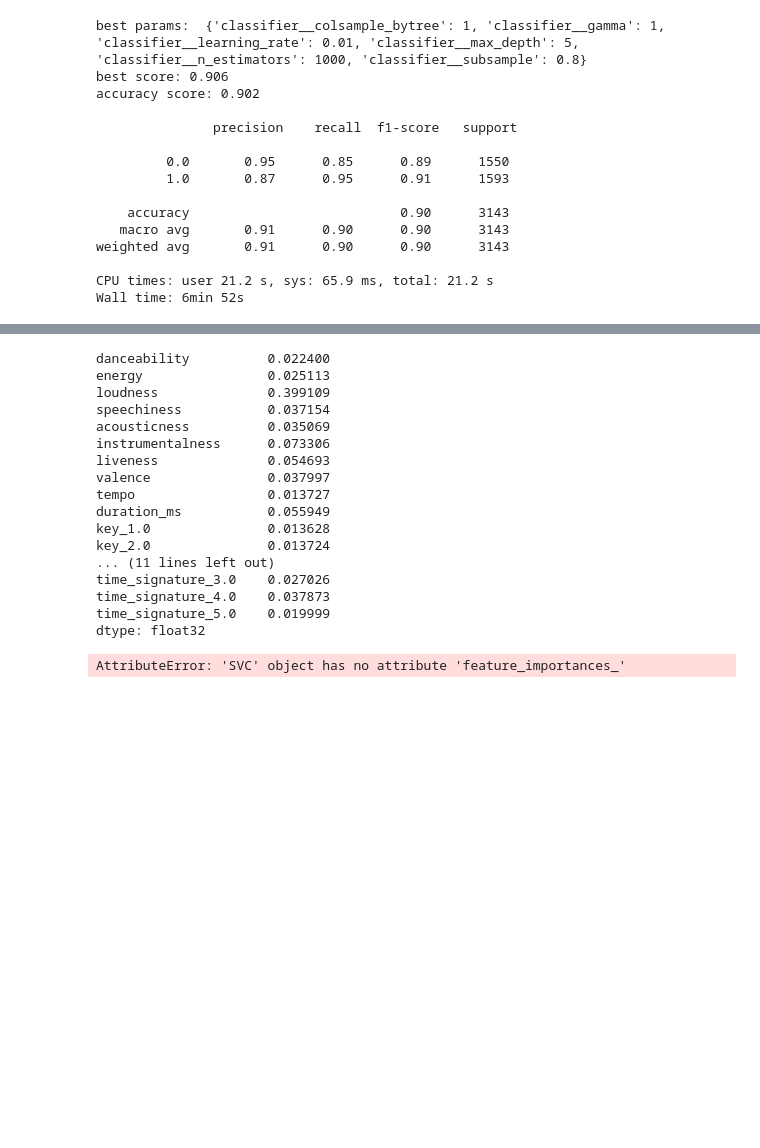
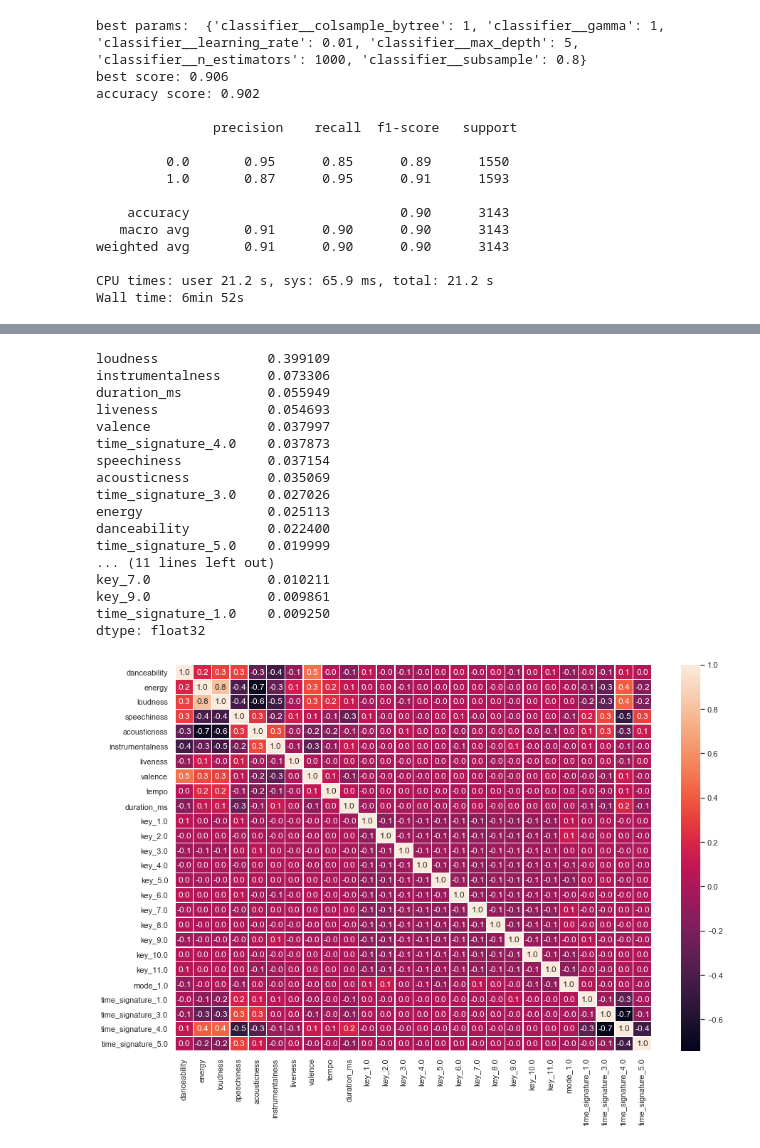
Before and after one commit to daniel-isidro/hot_n_pop_song_machine, a Jupyter notebook: modeling/modeling.ipynb, the cells around one changed output, grey strips where cells are left out. Saved outputs shown, nothing was run; the diff lists cells and outputs as text; code cells hidden in the pictures; blank space fills up the shorter version.

Commit message:
added fearure importance and heat map

```diff
--- a/modeling/modeling.ipynb
+++ b/modeling/modeling.ipynb
@@ -792,37 +788,29 @@ print(df_from_array_pipeline)
 # %%
-print(feature_importance)
+print(feature_importance.sort_values(ascending=False))
 # %% [output]
-danceability          0.022400
-energy                0.025113
 loudness              0.399109
+instrumentalness      0.073306
+duration_ms           0.055949
+liveness              0.054693
+valence               0.037997
+time_signature_4.0    0.037873
 speechiness           0.037154
 acousticness          0.035069
-instrumentalness      0.073306
-liveness              0.054693
-valence               0.037997
-tempo                 0.013727
-duration_ms           0.055949
-key_1.0               0.013628
-key_2.0               0.013724
+time_signature_3.0    0.027026
+energy                0.025113
+danceability          0.022400
+time_signature_5.0    0.019999
 ... (11 lines left out)
-time_signature_3.0    0.027026
-time_signature_4.0    0.037873
-time_signature_5.0    0.019999
+key_7.0               0.010211
+key_9.0               0.009861
+time_signature_1.0    0.009250
 dtype: float32
-# %%
-########## EXTRACT FEATURE NAMES ##################
-
-onehot_columns = CV.best_estimator_.named_steps['preprocessor'].named_transformers_['cat'].named_steps['onehot']\
-    .get_feature_names(input_features=categorical_features)
-
-#you can get the values transformed with your pipeline
-X_values = preprocessor.fit_transform(X_train)
-
-df_from_array_pipeline = pd.DataFrame(X_values, columns = numeric_features + list(onehot_columns))
-
-feature_importance = pd.Series(data= CV.best_estimator_.named_steps['classifier']\
-                                .feature_importances_, index = np.array(numeric_features + list(onehot_columns)))
-
-##################################################
-# %% [output]
-AttributeError: 'SVC' object has no attribute 'feature_importances_'
+# %%
+import seaborn as sns
+import matplotlib.pyplot as plt
+
+corr = df_from_array_pipeline.corr()
+f,ax = plt.subplots(figsize=(15, 10))
+sns.heatmap(corr, annot=True, linewidths=.5, fmt= '.1f', ax=ax);
+# %% [output]
+[figure, added]
```
Also changed, not shown: parts of 5 cells of this notebook.
